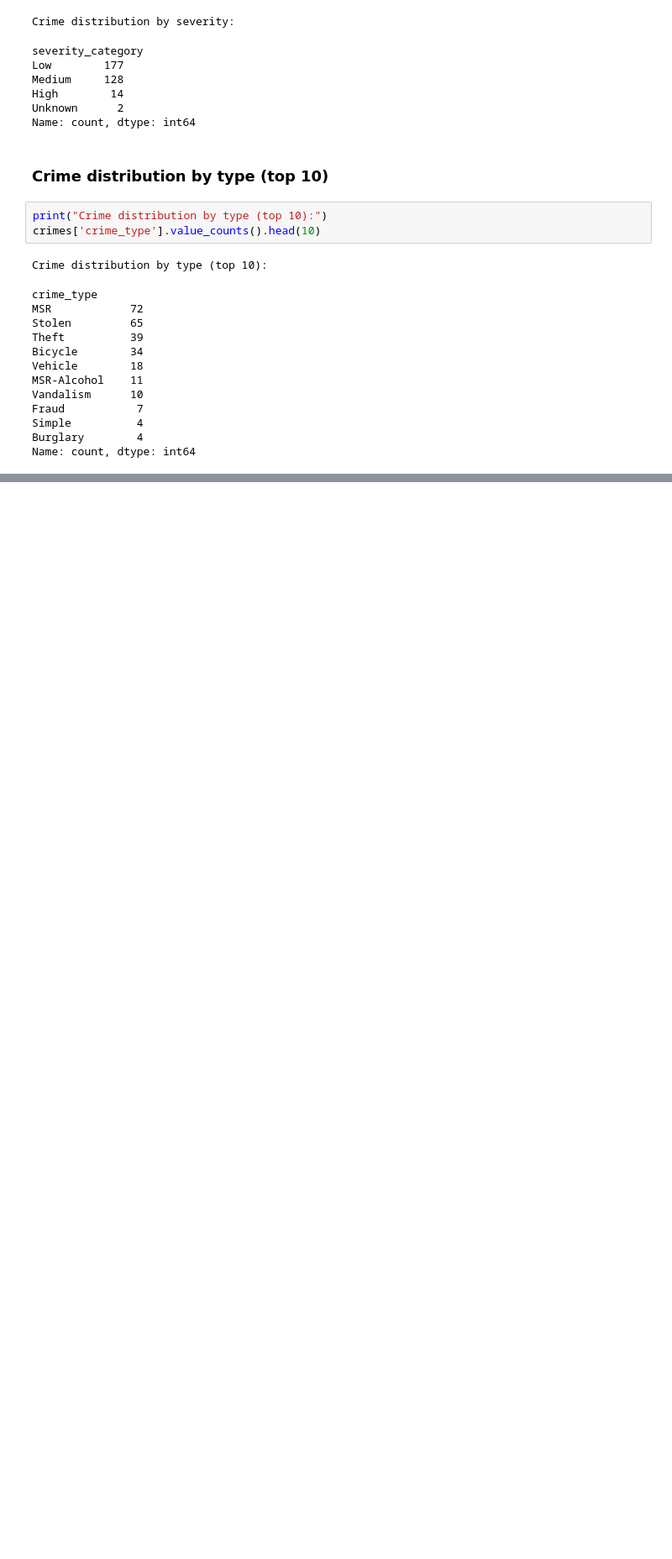
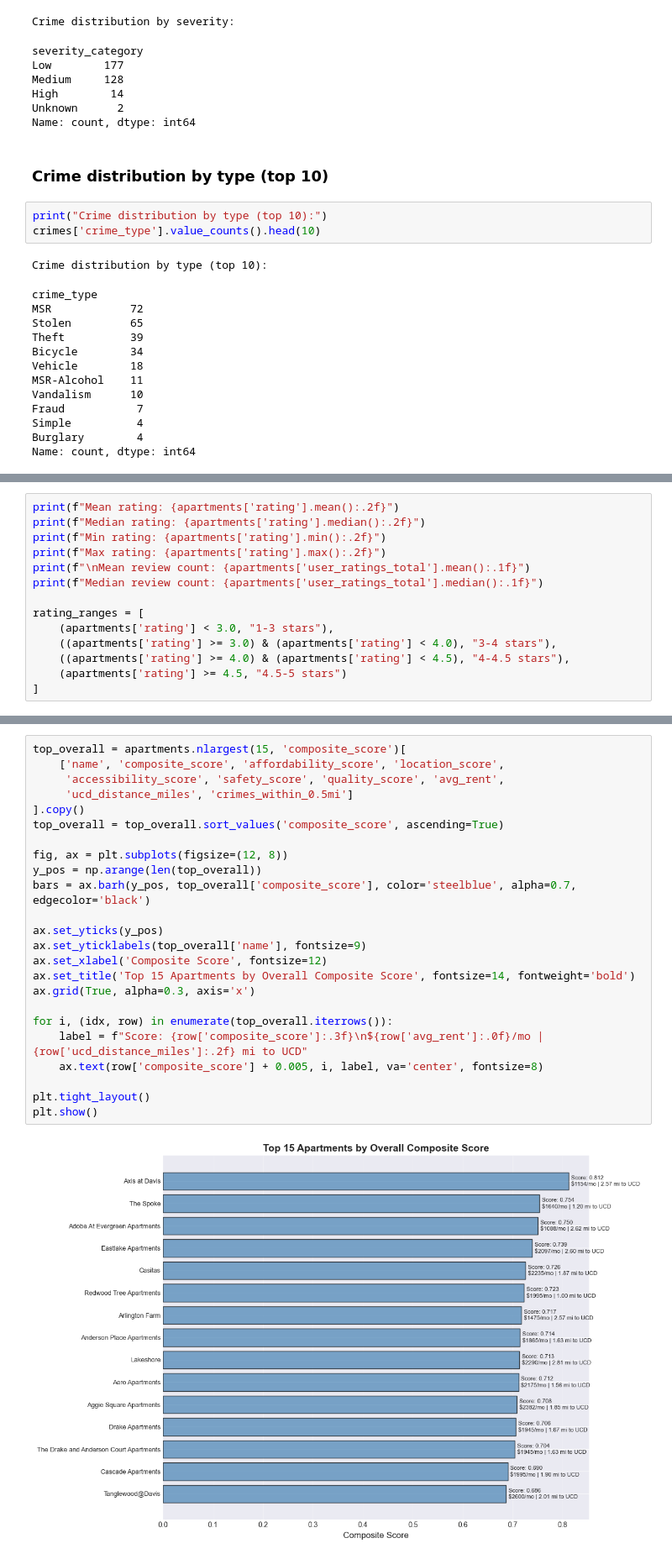
Before and after one commit to sohandillikar/sta141b-project, a Jupyter notebook: main.ipynb, the cells around one changed output, grey strips where cells are left out. Shown at 84% size. Drawn from its saved outputs; the diff is of its cells as text; blank space fills up the shorter version.

```diff
--- a/main.ipynb
+++ b/main.ipynb
@@ -818,0 +787,14 @@ plt.show()
+# %%
+print(f"Mean rating: {apartments['rating'].mean():.2f}")
+print(f"Median rating: {apartments['rating'].median():.2f}")
+print(f"Min rating: {apartments['rating'].min():.2f}")
+print(f"Max rating: {apartments['rating'].max():.2f}")
+print(f"\nMean review count: {apartments['user_ratings_total'].mean():.1f}")
+print(f"Median review count: {apartments['user_ratings_total'].median():.1f}")
+
+rating_ranges = [
+    (apartments['rating'] < 3.0, "1-3 stars"),
+    ((apartments['rating'] >= 3.0) & (apartments['rating'] < 4.0), "3-4 stars"),
+    ((apartments['rating'] >= 4.0) & (apartments['rating'] < 4.5), "4-4.5 stars"),
+    (apartments['rating'] >= 4.5, "4.5-5 stars")
+]
@@ -818,0 +946,26 @@ plt.show()
+# %%
+top_overall = apartments.nlargest(15, 'composite_score')[
+    ['name', 'composite_score', 'affordability_score', 'location_score',
+     'accessibility_score', 'safety_score', 'quality_score', 'avg_rent',
+     'ucd_distance_miles', 'crimes_within_0.5mi']
+].copy()
+top_overall = top_overall.sort_values('composite_score', ascending=True)
+
+fig, ax = plt.subplots(figsize=(12, 8))
+y_pos = np.arange(len(top_overall))
+bars = ax.barh(y_pos, top_overall['composite_score'], color='steelblue', alpha=0.7, edgecolor='black')
+
+ax.set_yticks(y_pos)
+ax.set_yticklabels(top_overall['name'], fontsize=9)
+ax.set_xlabel('Composite Score', fontsize=12)
+ax.set_title('Top 15 Apartments by Overall Composite Score', fontsize=14, fontweight='bold')
+ax.grid(True, alpha=0.3, axis='x')
+
+for i, (idx, row) in enumerate(top_overall.iterrows()):
+    label = f"Score: {row['composite_score']:.3f}\n${row['avg_rent']:.0f}/mo | {row['ucd_distance_miles']:.2f} mi to UCD"
+    ax.text(row['composite_score'] + 0.005, i, label, va='center', fontsize=8)
+
+plt.tight_layout()
+plt.show()
+# %% [output]
+[figure, added]
```
Also changed, not shown: parts of 30 cells of this notebook, 1 other file.
